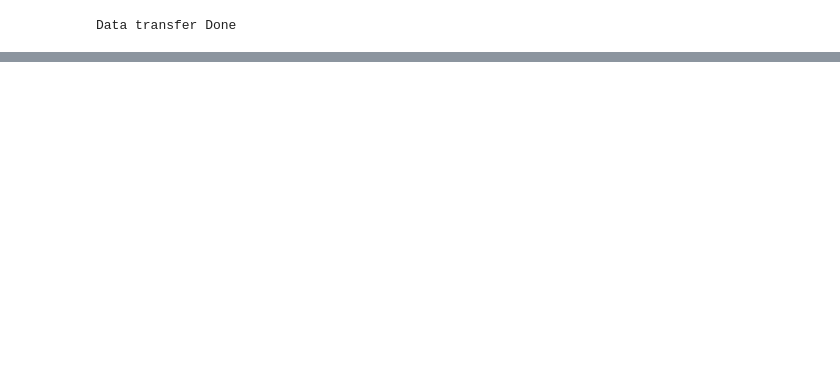
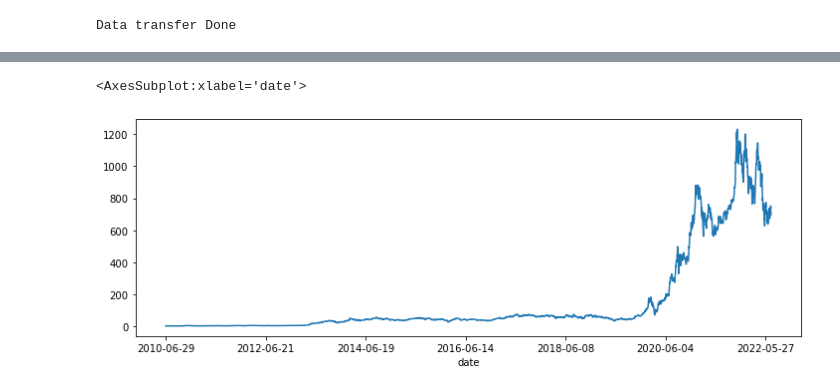
Before and after one commit to VanAntworth/To-The-Moon, a Jupyter notebook: Segment2_Delivery/Machine_Learning/Arima_ML.ipynb, the cells around one changed output, grey strips where cells are left out. Saved outputs shown, nothing was run; the diff lists cells and outputs as text; code cells hidden in the pictures; blank space fills up the shorter version.

```diff
--- a/Segment2_Delivery/Machine_Learning/Arima_ML.ipynb
+++ b/Segment2_Delivery/Machine_Learning/Arima_ML.ipynb
@@ -52,0 +41,4 @@ df_dbFianceData
+# %%
+df_dbFinanceData["date"] = pd.to_datetime(df_dbFinanceData["date"])
+df_dbFinanceData.set_index("date", inplace=True)
+df_dbFinanceData
@@ -56,0 +96,5 @@ df_dbSentimentData
+# %%
+df_dbFinanceData['adjustedClose'].plot(figsize=(12,4))
+# %% [output]
+<AxesSubplot:xlabel='date'>
+[figure, added]
```
Also changed, not shown: parts of 72 cells of this notebook, 1 other file.
